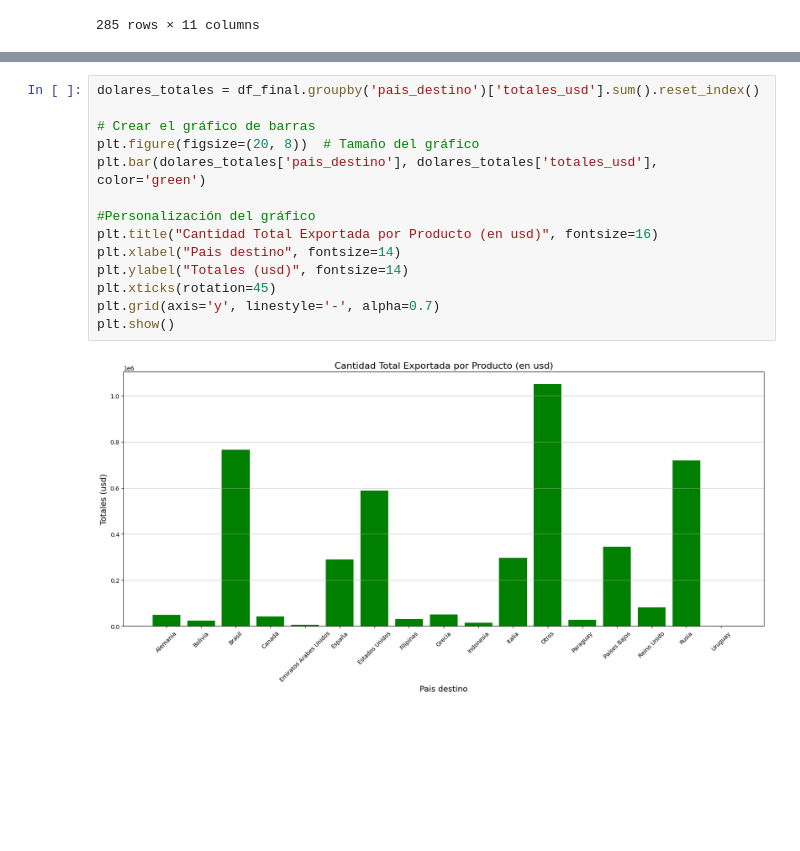
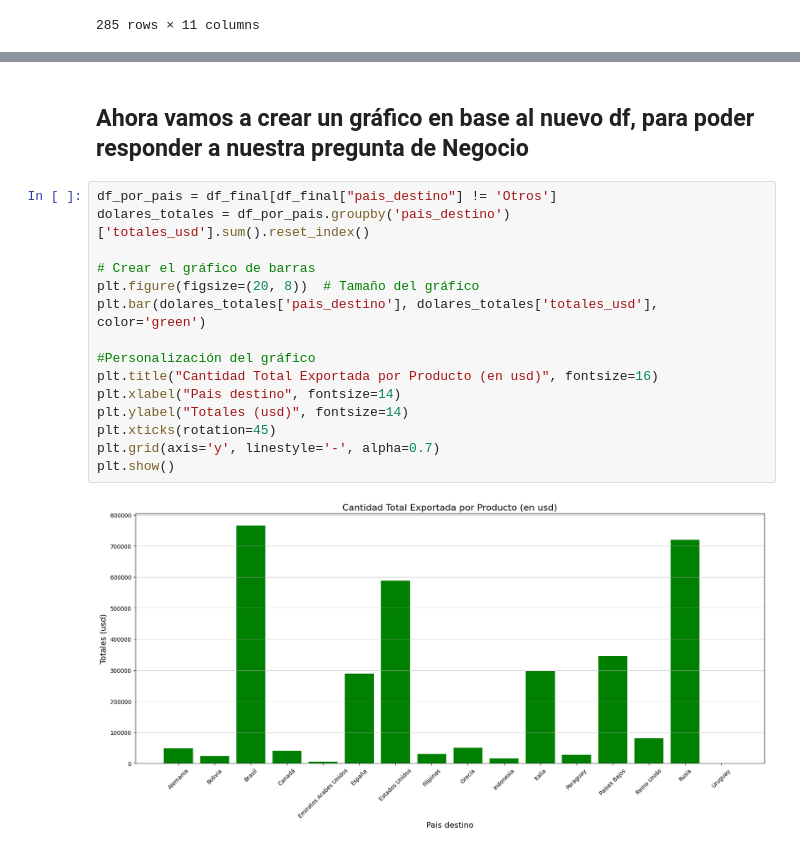
Before and after one commit to CristianBerns/Ciencia_de_Datos_I, a Jupyter notebook: 01_df_primer_preentrega.ipynb, the cells around one changed output, grey strips where cells are left out. Saved outputs shown, nothing was run; the diff lists cells and outputs as text; blank space fills up the shorter version.

```diff
--- a/01_df_primer_preentrega.ipynb
+++ b/01_df_primer_preentrega.ipynb
@@ -87,16 +168,19 @@ plt.show()
+# %% [markdown]
+## Ahora vamos a crear un gráfico en base al nuevo df, para poder responder a nuestra pregunta de Negocio
 # %%
-dolares_totales = df_final.groupby('pais_destino')['totales_usd'].sum().reset_index()
+df_por_pais = df_final[df_final["pais_destino"] != 'Otros']
+dolares_totales = df_por_pais.groupby('pais_destino')['totales_usd'].sum().reset_index()
 
 # Crear el gráfico de barras
 plt.figure(figsize=(20, 8))  # Tamaño del gráfico
 plt.bar(dolares_totales['pais_destino'], dolares_totales['totales_usd'], color='green')
 
 #Personalización del gráfico
 plt.title("Cantidad Total Exportada por Producto (en usd)", fontsize=16)
 plt.xlabel("Pais destino", fontsize=14)
 plt.ylabel("Totales (usd)", fontsize=14)
 plt.xticks(rotation=45)
 plt.grid(axis='y', linestyle='-', alpha=0.7)
 plt.show()
 # %% [output]
-[figure, old version]
+[figure, new version]
```
Also changed, not shown: parts of 24 cells of this notebook.
